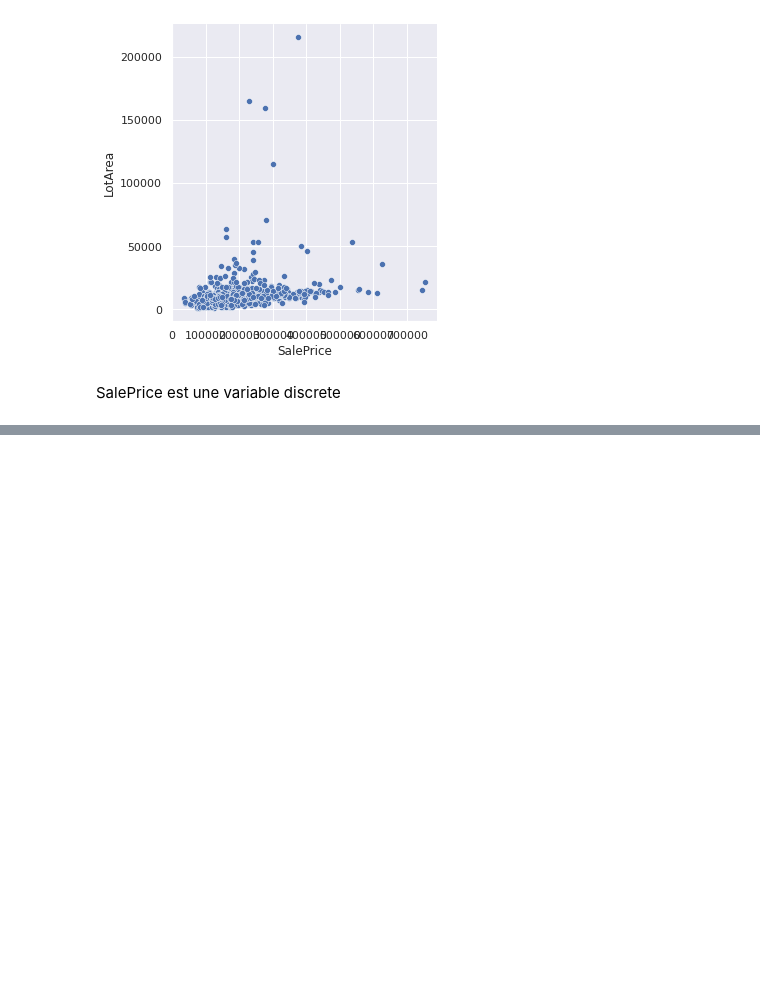
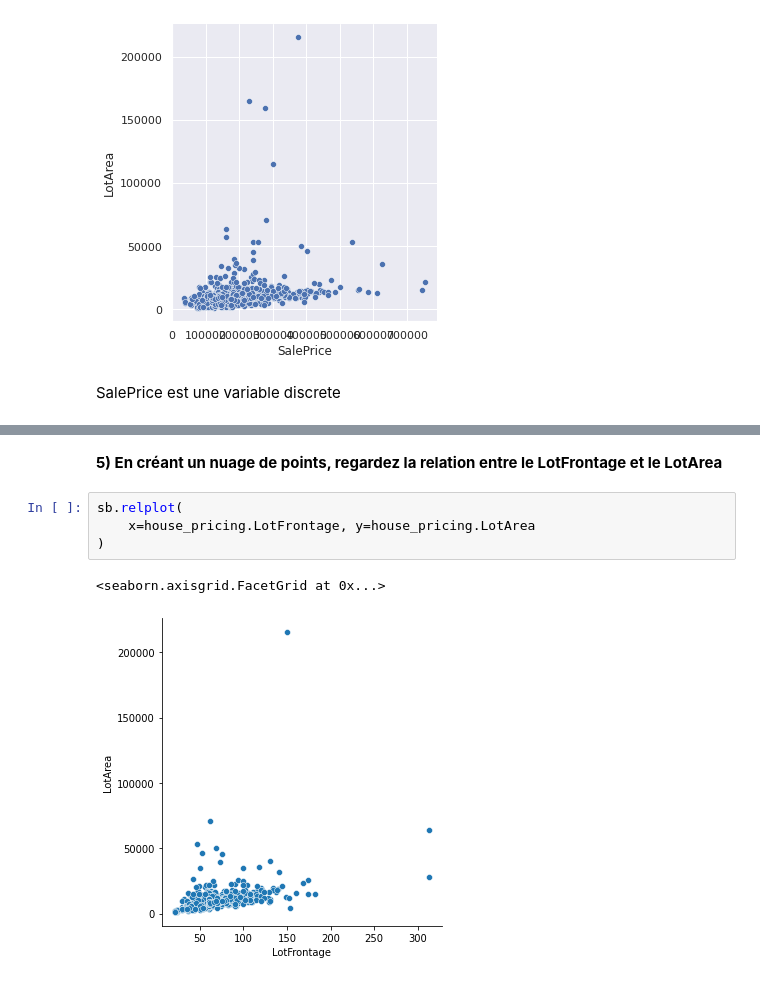
Before and after one commit to LamaElkhouk/pythonh3hitema, a Jupyter notebook: introduction_analyse_données.ipynb, the cells around one changed output, grey strips where cells are left out. Cells and saved outputs as stored; diff of their text form; blank space fills up the shorter version.

```diff
--- a/introduction_analyse_données.ipynb
+++ b/introduction_analyse_données.ipynb
@@ -148,0 +167,9 @@ SalePrice est une variable discrete
+# %% [markdown]
+**5) En créant un nuage de points, regardez la relation entre le LotFrontage et le LotArea**
+# %%
+sb.relplot(
+    x=house_pricing.LotFrontage, y=house_pricing.LotArea
+)
+# %% [output]
+<seaborn.axisgrid.FacetGrid at 0x...>
+[figure, added]
```
Also changed, not shown: parts of 5 cells of this notebook.
